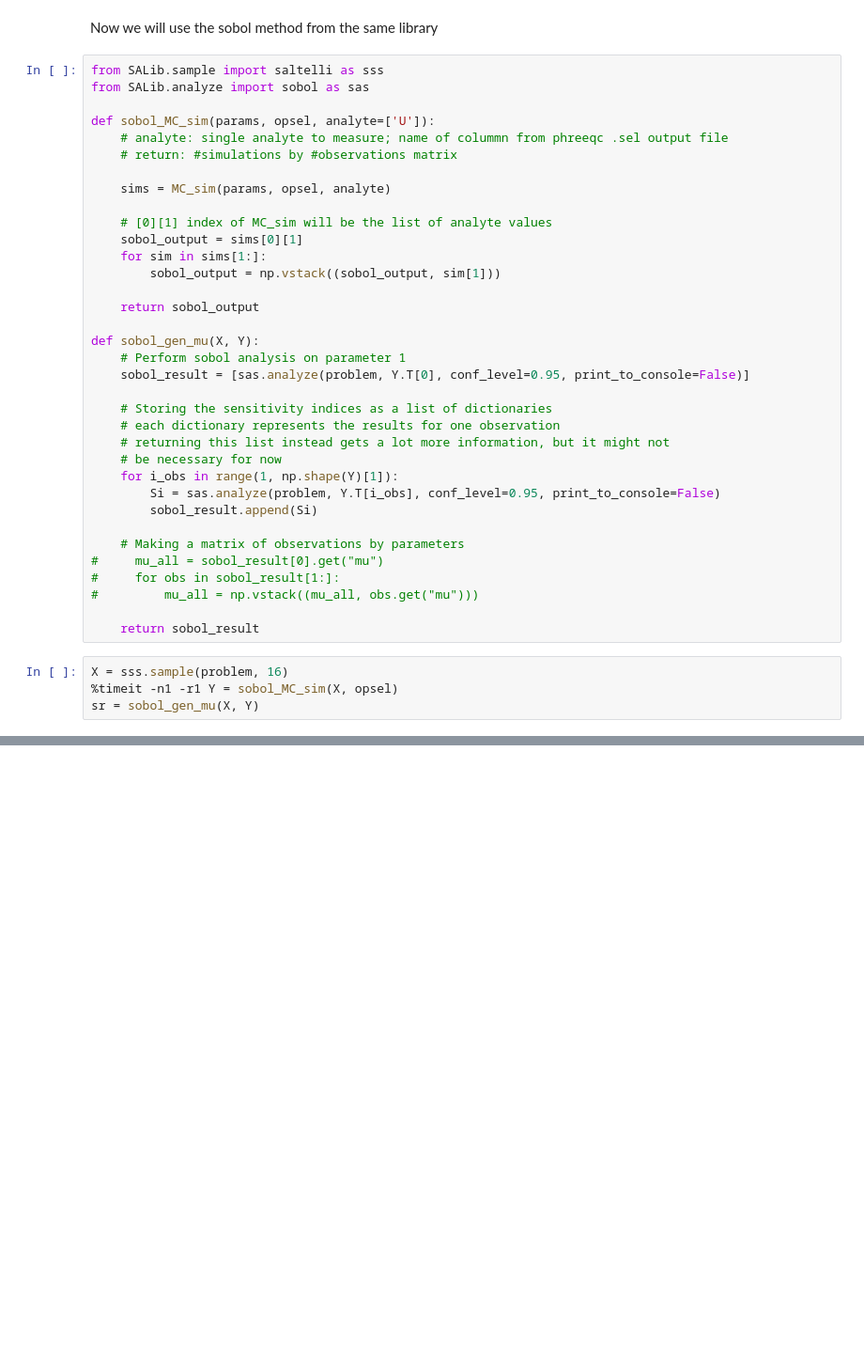
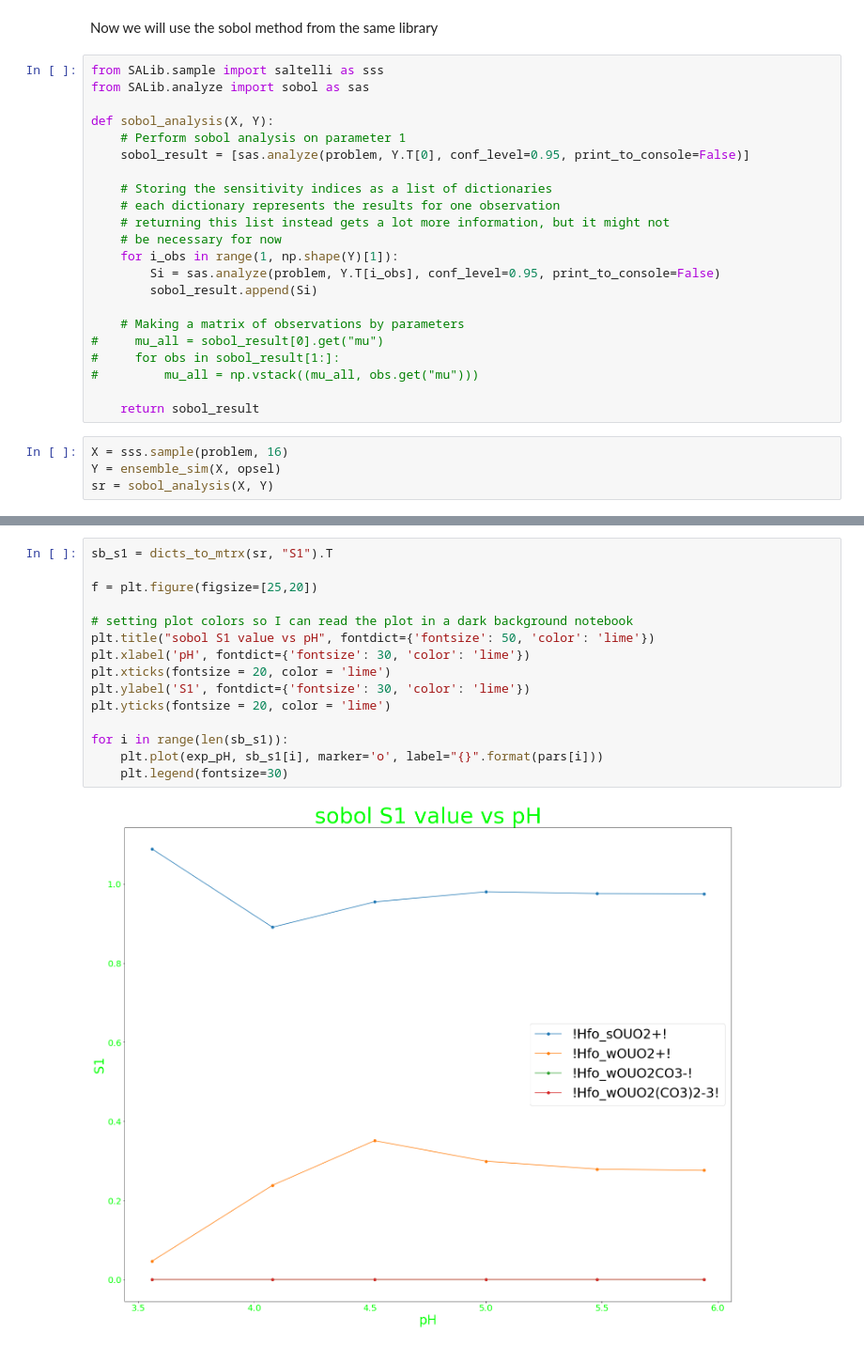
Before and after one commit to A-440Hz/ML4SCM, a Jupyter notebook: UQ - Monte Carlo Simulations.ipynb, the cells around one changed output, grey strips where cells are left out. Shown at 94% size. Drawn from its saved outputs; the diff is of its cells as text; blank space fills up the shorter version.

```diff
--- a/UQ - Monte Carlo Simulations.ipynb
+++ b/UQ - Monte Carlo Simulations.ipynb
@@ -306,20 +368,7 @@ Now we will use the sobol method from the same library
 from SALib.sample import saltelli as sss
 from SALib.analyze import sobol as sas
 
-def sobol_MC_sim(params, opsel, analyte=['U']):
-    # analyte: single analyte to measure; name of colummn from phreeqc .sel output file
-    # return: #simulations by #observations matrix
-
-    sims = MC_sim(params, opsel, analyte)
-
-    # [0][1] index of MC_sim will be the list of analyte values
-    sobol_output = sims[0][1]
-    for sim in sims[1:]:
-        sobol_output = np.vstack((sobol_output, sim[1]))
-
-    return sobol_output
-
-def sobol_gen_mu(X, Y):
+def sobol_analysis(X, Y):
     # Perform sobol analysis on parameter 1
     sobol_result = [sas.analyze(problem, Y.T[0], conf_level=0.95, print_to_console=False)]
 
@@ -339,5 +388,5 @@ def sobol_gen_mu(X, Y):
     return sobol_result
 # %%
 X = sss.sample(problem, 16)
-%timeit -n1 -r1 Y = sobol_MC_sim(X, opsel)
-sr = sobol_gen_mu(X, Y)
+Y = ensemble_sim(X, opsel)
+sr = sobol_analysis(X, Y)
@@ -369,0 +393,17 @@ sr
+# %%
+sb_s1 = dicts_to_mtrx(sr, "S1").T
+
+f = plt.figure(figsize=[25,20])
+
+# setting plot colors so I can read the plot in a dark background notebook
+plt.title("sobol S1 value vs pH", fontdict={'fontsize': 50, 'color': 'lime'})
+plt.xlabel('pH', fontdict={'fontsize': 30, 'color': 'lime'})
+plt.xticks(fontsize = 20, color = 'lime')
+plt.ylabel('S1', fontdict={'fontsize': 30, 'color': 'lime'})
+plt.yticks(fontsize = 20, color = 'lime')
+
+for i in range(len(sb_s1)):
+    plt.plot(exp_pH, sb_s1[i], marker='o', label="{}".format(pars[i]))
+    plt.legend(fontsize=30)
+# %% [output]
+[figure, added]
```
Also changed, not shown: parts of 17 cells of this notebook.
